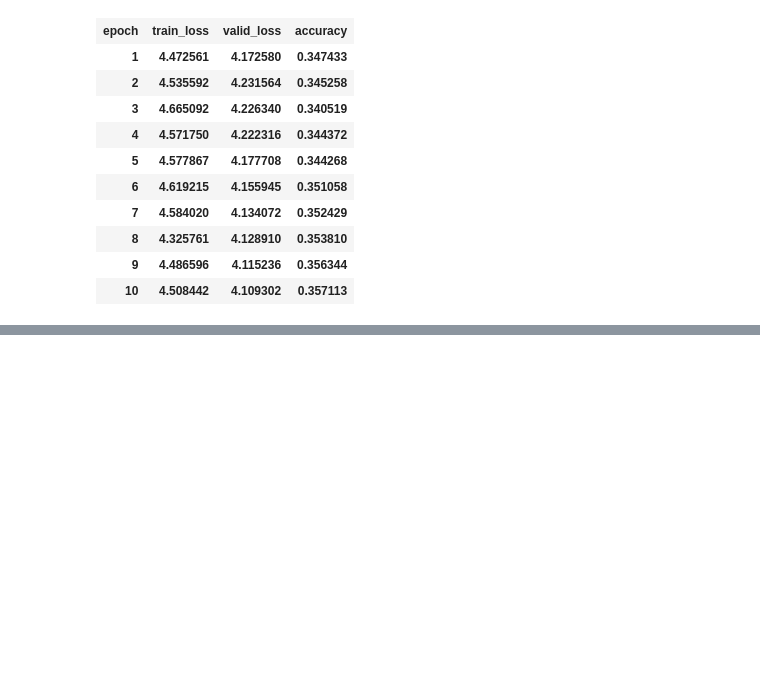
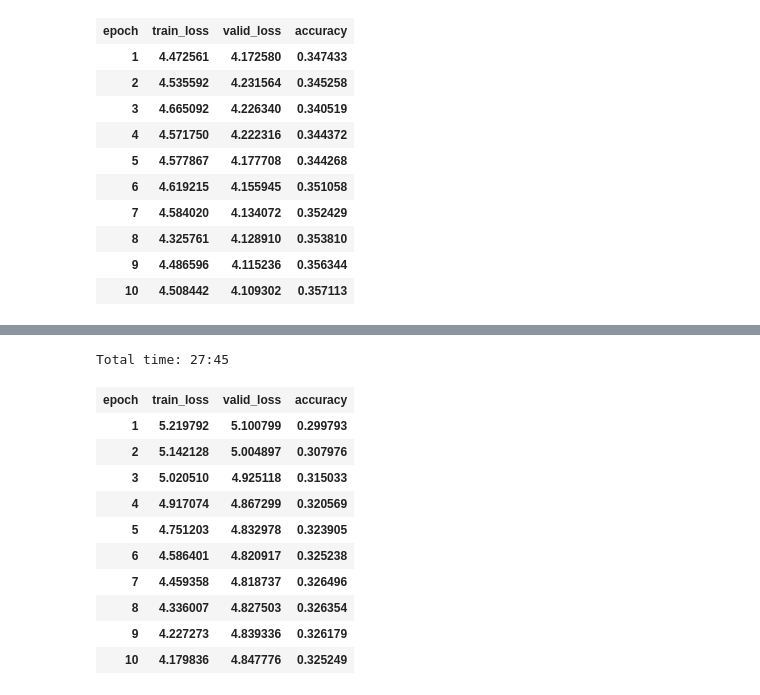
Before and after one commit to n-waves/multifit, a Jupyter notebook: experiments/train-lm-1step.ipynb, the cells around one changed output, grey strips where cells are left out. Saved outputs shown, nothing was run; the diff lists cells and outputs as text; code cells hidden in the pictures; blank space fills up the shorter version.

```diff
--- a/experiments/train-lm-1step.ipynb
+++ b/experiments/train-lm-1step.ipynb
@@ -90,0 +149,2 @@ learn.save("lm_20i")
+# %%
+learn.fit_one_cycle(1, 1e-2, moms=moms)
@@ -90,0 +177,15 @@ learn.save("lm_20i")
+# %%
+learn.fit_one_cycle(10, 1e-3, moms=moms)
+# %% [output]
+Total time: 27:45
+| epoch | train_loss | valid_loss | accuracy |
+| 1 | 5.219792 | 5.100799 | 0.299793 |
+| 2 | 5.142128 | 5.004897 | 0.307976 |
+| 3 | 5.020510 | 4.925118 | 0.315033 |
+| 4 | 4.917074 | 4.867299 | 0.320569 |
+| 5 | 4.751203 | 4.832978 | 0.323905 |
+| 6 | 4.586401 | 4.820917 | 0.325238 |
+| 7 | 4.459358 | 4.818737 | 0.326496 |
+| 8 | 4.336007 | 4.827503 | 0.326354 |
+| 9 | 4.227273 | 4.839336 | 0.326179 |
+| 10 | 4.179836 | 4.847776 | 0.325249 |
```
Also changed, not shown: parts of 24 cells of this notebook, 1 other file.
